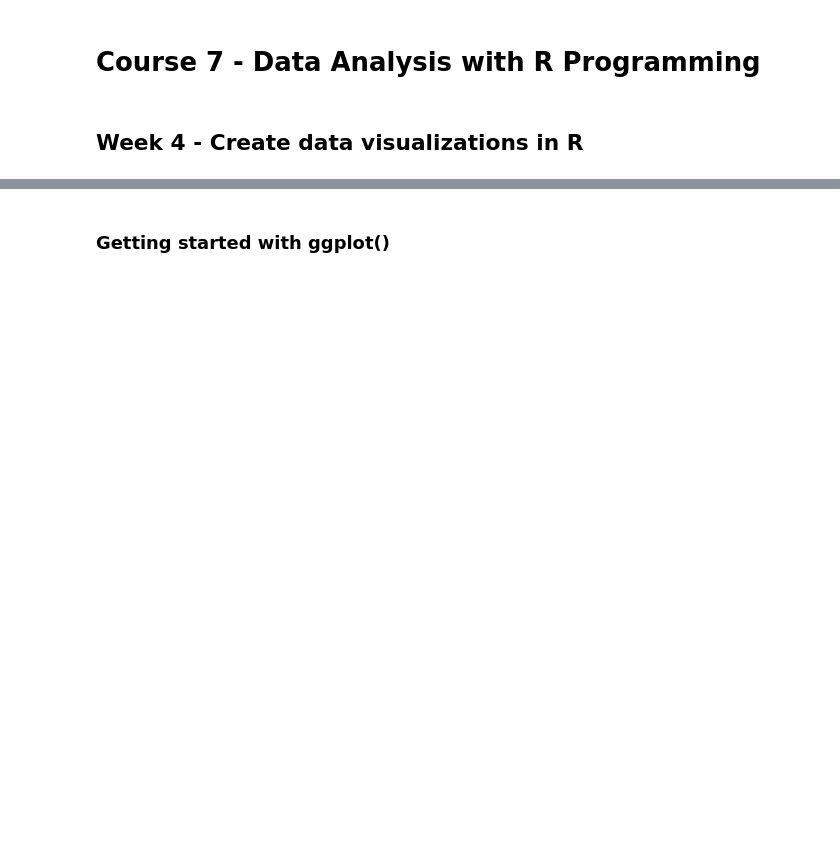
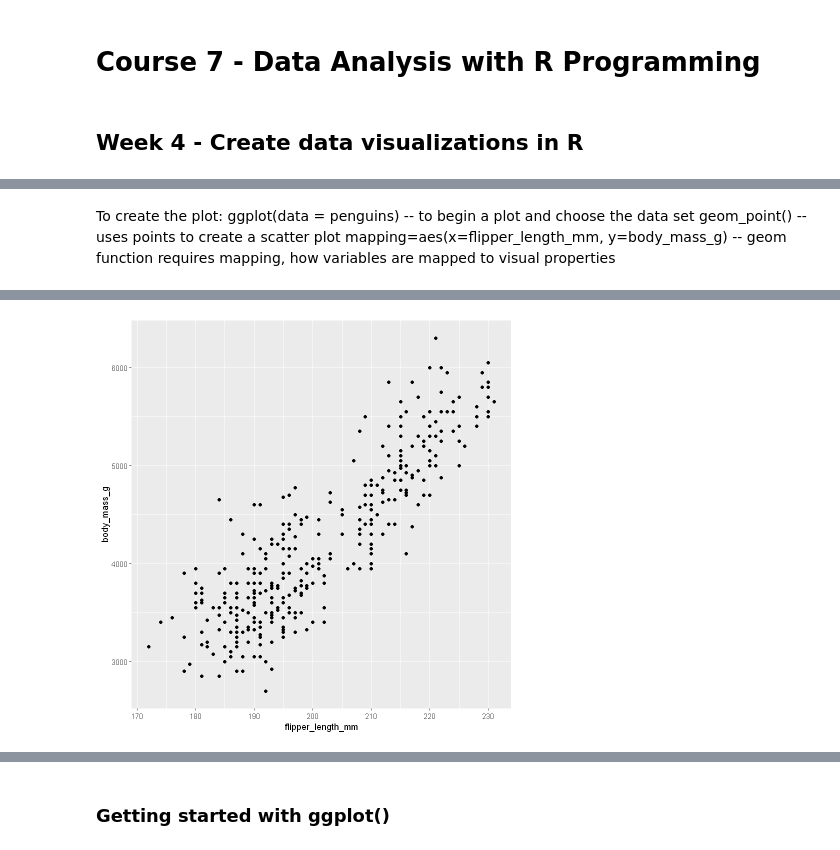
Before and after one commit to oxbbar/course-google-data-analytics, a Jupyter notebook: c7-data-analysis-with-r-programming-w4.ipynb, the cells around one changed output, grey strips where cells are left out. Cells and saved outputs as stored; diff of their text form; code cells hidden in the pictures; blank space fills up the shorter version.

```diff
--- a/c7-data-analysis-with-r-programming-w4.ipynb
+++ b/c7-data-analysis-with-r-programming-w4.ipynb
@@ -8,0 +29,8 @@
+# %% [markdown]
+To create the plot:
+ggplot(data = penguins) -- to begin a plot and choose the data set
+geom_point() -- uses points to create a scatter plot
+mapping=aes(x=flipper_length_mm, y=body_mass_g) -- geom function requires mapping, how variables are mapped to visual properties
+# %%
+ggplot(data = penguins) + geom_point(mapping=aes(x=flipper_length_mm, y=body_mass_g))
+# %% [output]
@@ -8,0 +39 @@
+[figure, added]
```
Also changed, not shown: parts of 63 cells of this notebook, 2 other files.
